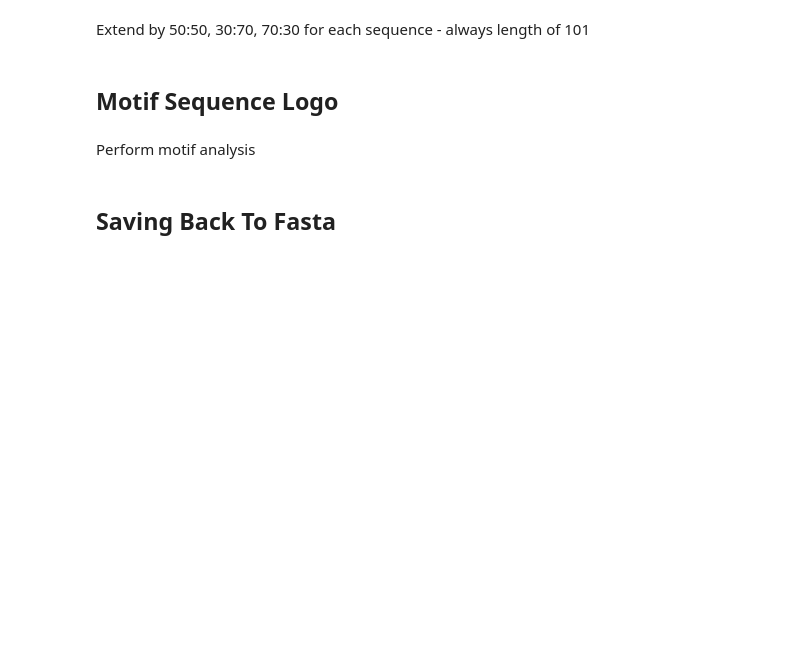
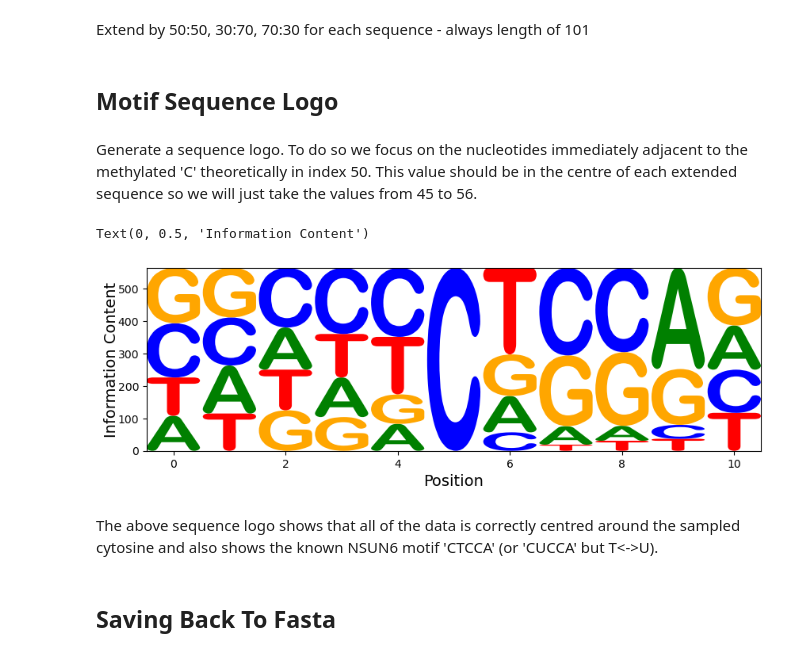
Before and after one commit to EvenJoels/MLRNAProject, a Jupyter notebook: UBS-SeqDemoTask/sequence_extraction.ipynb, the cells around one changed output. Drawn from its saved outputs; the diff is of its cells as text; code cells hidden in the pictures; blank space fills up the shorter version.

Commit message:
Sequence Logo

```diff
--- a/UBS-SeqDemoTask/sequence_extraction.ipynb
+++ b/UBS-SeqDemoTask/sequence_extraction.ipynb
@@ -167,5 +167,3 @@ likely_NSUN6_modified_seq_extracted = ubsseq_data_likely_NSUN6_modified.assign(
 # %% [markdown]
 
 ## Motif Sequence Logo
-# %% [markdown]
-Perform motif analysis
@@ -175,3 +170,22 @@ import weblogo
+# %% [markdown]
+Generate a sequence logo. To do so we focus on the nucleotides immediately adjacent to the methylated 'C' theoretically in index 50. This value should be in the centre of each extended sequence so we will just take the values from 45 to 56.
+# %%
+likely_NSUN6_modified_seq5050 = likely_NSUN6_modified_seq_extracted['seq5050'].to_list()
+for i in range (0, len(likely_NSUN6_modified_seq5050)):
+    likely_NSUN6_modified_seq5050[i] = likely_NSUN6_modified_seq5050[i][45:56]
+counts_mat = lm.alignment_to_matrix(likely_NSUN6_modified_seq5050)
+
+
+logo = lm.Logo(df=counts_mat,
+               font_name='Arial Rounded MT Bold',
+               figsize=(10,3))
+logo.ax.set_xlabel('Position',fontsize=14)
+logo.ax.set_ylabel('Information Content', labelpad=-1,fontsize=14)
+# %% [output]
+Text(0, 0.5, 'Information Content')
+[figure, added]
+# %% [markdown]
+The above sequence logo shows that all of the data is correctly centred around the sampled cytosine and also shows the known NSUN6 motif 'CTCCA' (or 'CUCCA' but T<->U).
 # %% [markdown]
 
 ## Saving Back To Fasta
```
Also changed, not shown: parts of 1 cell of this notebook.
